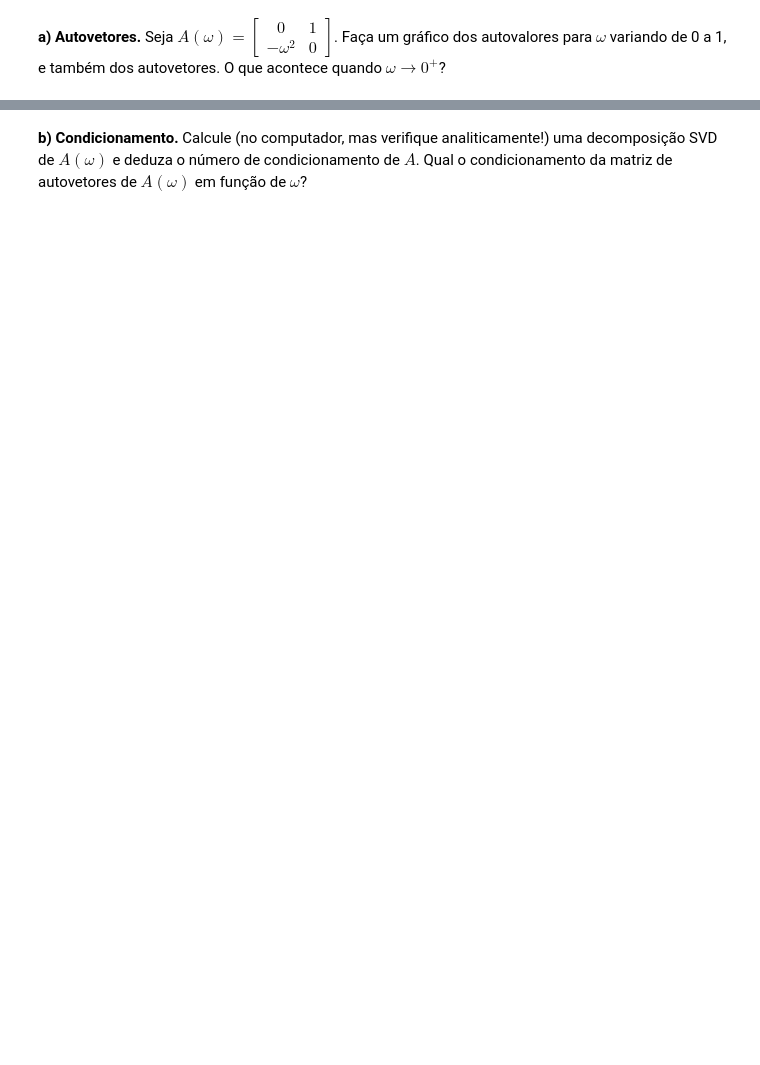
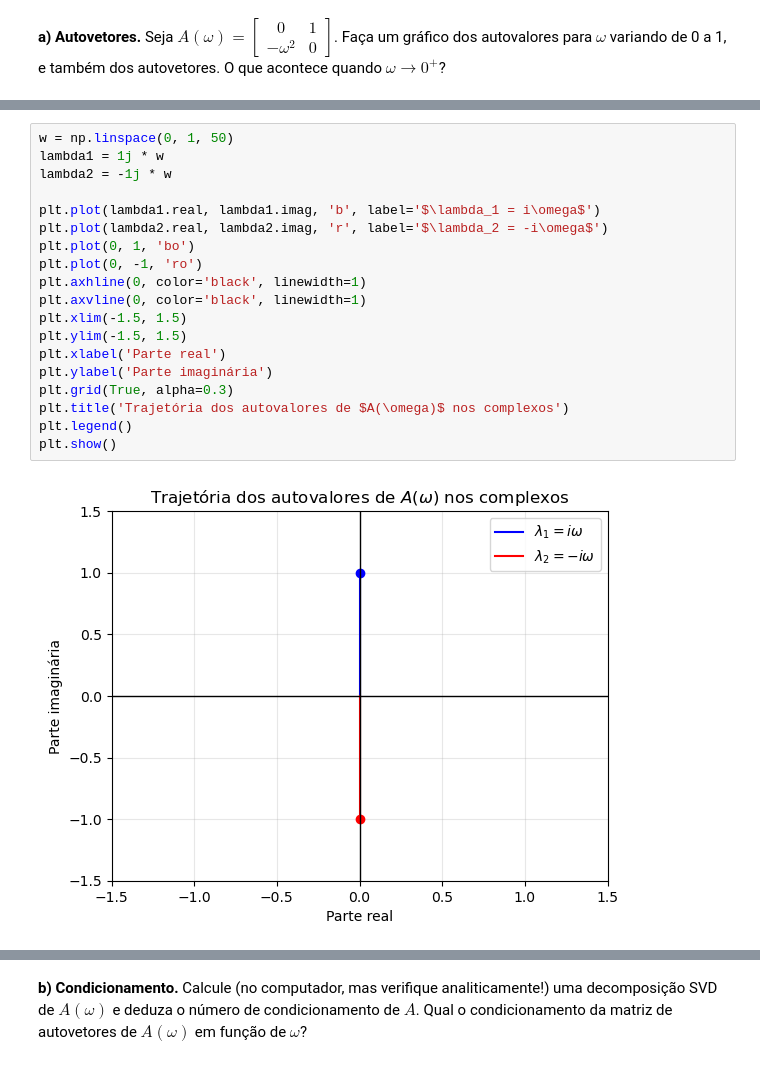
Before and after one commit to d4ruh/ALN_proj_04, a Jupyter notebook: q3.ipynb, the cells around one changed output, grey strips where cells are left out. Drawn from its saved outputs; the diff is of its cells as text; blank space fills up the shorter version.

```diff
--- a/q3.ipynb
+++ b/q3.ipynb
@@ -39,0 +23,21 @@ Quando $\omega = 0$, ambos os autovalores são ($\lambda_1 = \lambda_2 = 0$).
+# %%
+w = np.linspace(0, 1, 50)
+lambda1 = 1j * w
+lambda2 = -1j * w
+
+plt.plot(lambda1.real, lambda1.imag, 'b', label='$\lambda_1 = i\omega$')
+plt.plot(lambda2.real, lambda2.imag, 'r', label='$\lambda_2 = -i\omega$')
+plt.plot(0, 1, 'bo')
+plt.plot(0, -1, 'ro')
+plt.axhline(0, color='black', linewidth=1)
+plt.axvline(0, color='black', linewidth=1)
+plt.xlim(-1.5, 1.5)
+plt.ylim(-1.5, 1.5)
+plt.xlabel('Parte real')
+plt.ylabel('Parte imaginária')
+plt.grid(True, alpha=0.3)
+plt.title('Trajetória dos autovalores de $A(\omega)$ nos complexos')
+plt.legend()
+plt.show()
+# %% [output]
+[figure, added]
```
Also changed, not shown: parts of 16 cells of this notebook, 3 other files.
